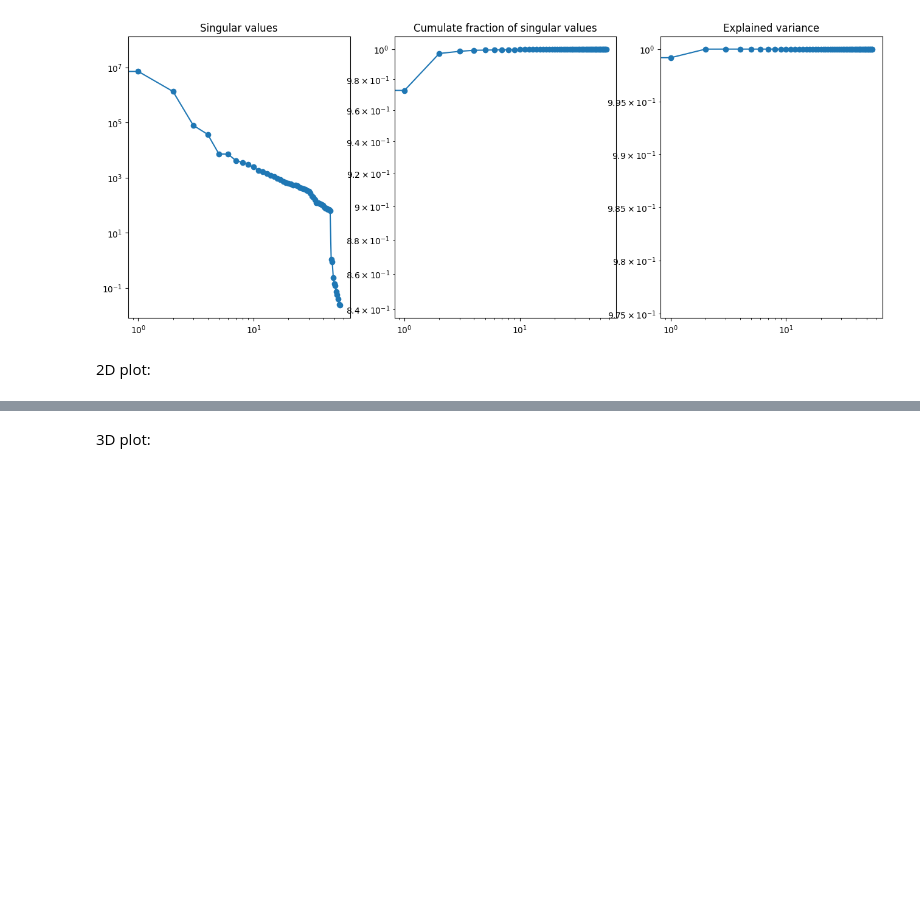
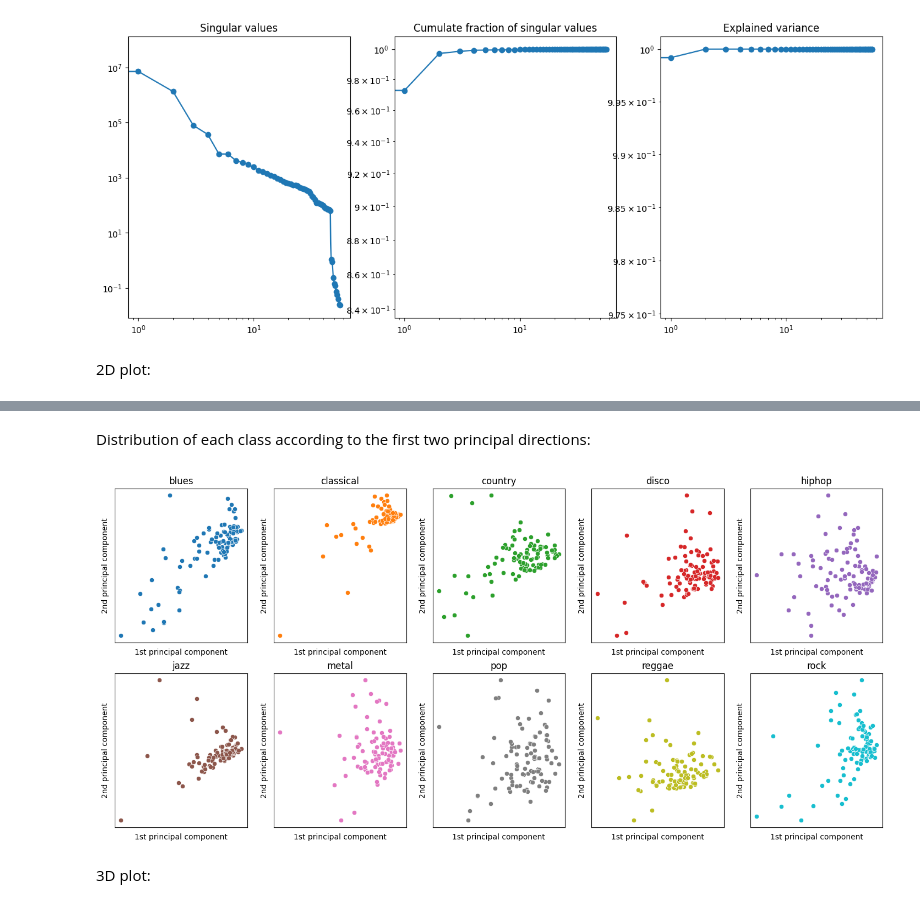
Before and after one commit to albertopirillo/naml-project-2023, a Jupyter notebook: EDA.ipynb, the cells around one changed output, grey strips where cells are left out. Saved outputs shown, nothing was run; the diff lists cells and outputs as text; code cells hidden in the pictures; blank space fills up the shorter version.

```diff
--- a/EDA.ipynb
+++ b/EDA.ipynb
@@ -154,3 +179,18 @@ Text(0, 0.5, '2nd\xa0principal\xa0component')
+# %% [markdown]
+Distribution of each class according to the first two principal directions:
+# %%
+fig, axs = plt.subplots(2, 5, figsize=(18,8))
+axs = axs.flatten()
+for i in range(len(genres)):
+    axs[i].set_title(genres[i])
+    axs[i].set_xlabel('1st principal component')
+    axs[i].set_ylabel('2nd principal component')
+    axs[i].set_xticks([])
+    axs[i].set_yticks([])
+    mask = labels == genres[i]
+    sns.scatterplot(x=Phi[0, mask], y=Phi[1, mask], color=colors[i], ax=axs[i])
+# %% [output]
+[figure, added]
 # %% [markdown]
 3D plot:
 # %%
```
Also changed, not shown: parts of 13 cells of this notebook.
